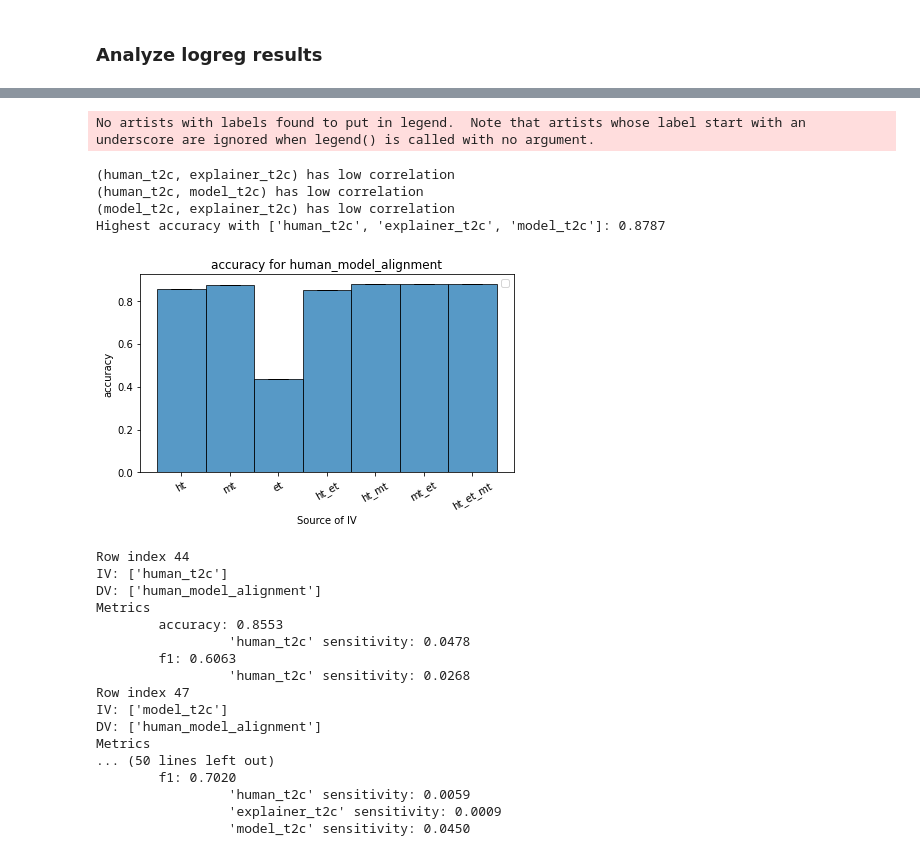
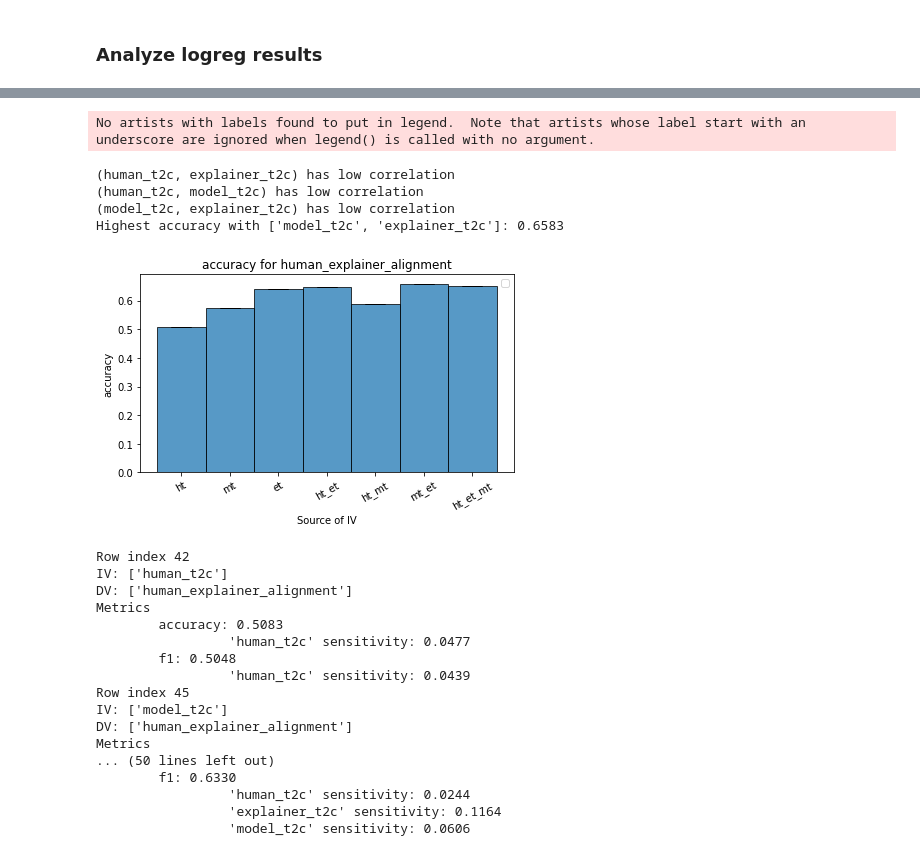
Before and after one commit to allisonchen23/explain-alignment, a Jupyter notebook: cifar10_analyze_hem.ipynb, the cells around one changed output, grey strips where cells are left out. Cells and saved outputs as stored; diff of their text form; code cells hidden in the pictures.

```diff
--- a/cifar10_analyze_hem.ipynb
+++ b/cifar10_analyze_hem.ipynb
@@ -78,8 +78,14 @@ for agent in agents:
     for metric_name, metric_fn in metric_fns:
         if metric_name == 't2c':
             inputs = np.stack(df['{}_outputs'.format(agent)].to_numpy(), axis=0)
-            metric = metric_fn(inputs)
-            df['{}_{}'.format(agent, metric_name)] = metric
+            t2c = metric_fn(inputs)
+            df['{}_{}'.format(agent, metric_name)] = t2c
+            min_t2c = np.amin(t2c)
+            max_t2c = np.amax(t2c)
+            scaled_t2c = (t2c - min_t2c) / (max_t2c - min_t2c)
+            df['{}_scaled_t2c'.format(agent)] = scaled_t2c
+            t2c_ratio = metric_fn(inputs, mode='ratio')
+            df['{}_t2c_ratio'.format(agent)] = t2c_ratio
         elif metric_name == 'entropy':
             inputs = np.stack(df['{}_probabilities'.format(agent)].to_numpy(), axis=0)
             metric = metric_fn(inputs, axis=1)
@@ -106,0 +115,15 @@ Added all three pairs of alignment to the dataframe
+# %%
+cases = [
+    ('case1', lambda h, e, m: (m == e) & (e == h)),  # model = explainer = human
+    ('case2', lambda h, e, m: (m == e) & (e != h)),  # model = explainer != human
+    ('case3', lambda h, e, m: (m == h) & (e != h)),  # model = human != explainer
+    ('case4', lambda h, e, m: (e == h) & (m != h)),  # explainer = human != model
+    ('case5', lambda h, e, m: (m != e) & (e != h) & (m != h)),  # model != explainer != human != model
+]
+running_sum = 0
+for name, lambda_fn in cases:
+    case_col = list(map(lambda_fn, df['human_predictions'], df['explainer_predictions'], df['model_predictions']))
+    df[name] = case_col
+    running_sum += df[name].sum()
+    print("{:.3f}% samples in {}".format(100 * df[name].sum() / len(df), name))
+assert running_sum == len(df)
@@ -106,0 +138,3 @@ Added all three pairs of alignment to the dataframe
+# %%
+image_idxs = df.index.values
+df['image_idxs'] = image_idxs
@@ -575,7 +614,7 @@ Low correlation pairs (<0.3)
 ('model_entropy', 'model_t2c', 0.9259603731384853, 0.0)
 # %%
 ivs = ['t2c']
-dv = 'human_model_alignment'
+dv = 'human_explainer_alignment'
 metrics=['accuracy', 'f1']
 
 drop_correlated = True
@@ -597,49 +636,49 @@ if drop_correlated:
             var1, var2 = row_ivs
             if (var1, var2) in low_corr_set or (var2, var1) in low_corr_set:
                 print("({}, {}) has low correlation".format(var1, var2))
             elif (var1, var2) in med_corr_set or (var2, var1) in med_corr_set:
                 print("({}, {}) has moderate correlation".format(var1, var2))
             else:
                 drop_idxs.append(row['Unnamed: 0'])
                 print("Dropping ({}, {})".format(var1, var2))
     cur_df = cur_df.drop(drop_idxs, axis=0)
 
 log_path = 'temp/temp.txt'
 highest_acc_row = cur_df.loc[cur_df['accuracy'].idxmax()]
 print("Highest accuracy with {}: {:.4f}".format(
     highest_acc_row['iv'],
     highest_acc_row['accuracy']))
 
 plot_metric_v_inputs(
     df=cur_df,
     ivs=ivs,
     dv=dv,
     graph_metric='accuracy')
 print_summary(
     df=cur_df,
     metrics=metrics,
     log_path=log_path)
 # %% [output]
 No artists with labels found to put in legend.  Note that artists whose label start with an underscore are ignored when legend() is called with no argument.
 (human_t2c, explainer_t2c) has low correlation
 (human_t2c, model_t2c) has low correlation
 (model_t2c, explainer_t2c) has low correlation
-Highest accuracy with ['human_t2c', 'explainer_t2c', 'model_t2c']: 0.8787
+Highest accuracy with ['model_t2c', 'explainer_t2c']: 0.6583
-[figure, old version]
+[figure, new version]
-Row index 44
+Row index 42
 IV: ['human_t2c']
-DV: ['human_model_alignment']
+DV: ['human_explainer_alignment']
 Metrics
-        accuracy: 0.8553
-                 'human_t2c' sensitivity: 0.0478
-        f1: 0.6063
-                 'human_t2c' sensitivity: 0.0268
-Row index 47
+        accuracy: 0.5083
+                 'human_t2c' sensitivity: 0.0477
+        f1: 0.5048
+                 'human_t2c' sensitivity: 0.0439
+Row index 45
 IV: ['model_t2c']
-DV: ['human_model_alignment']
+DV: ['human_explainer_alignment']
 Metrics
 ... (50 lines left out)
-        f1: 0.7020
-                 'human_t2c' sensitivity: 0.0059
-                 'explainer_t2c' sensitivity: 0.0009
-                 'model_t2c' sensitivity: 0.0450
+        f1: 0.6330
+                 'human_t2c' sensitivity: 0.0244
+                 'explainer_t2c' sensitivity: 0.1164
+                 'model_t2c' sensitivity: 0.0606
```
Also changed, not shown: parts of 6 cells of this notebook, 7 other files.
